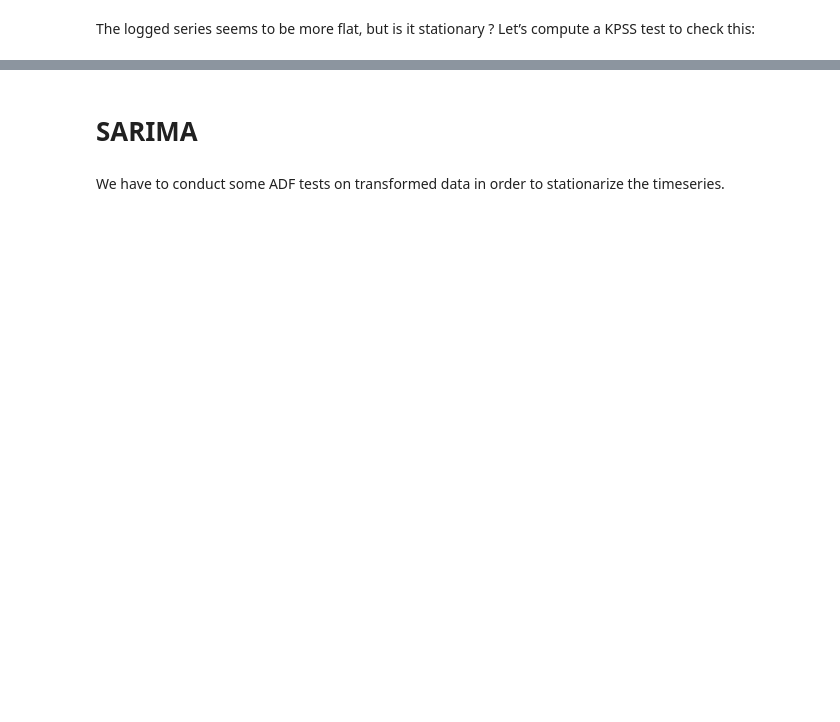
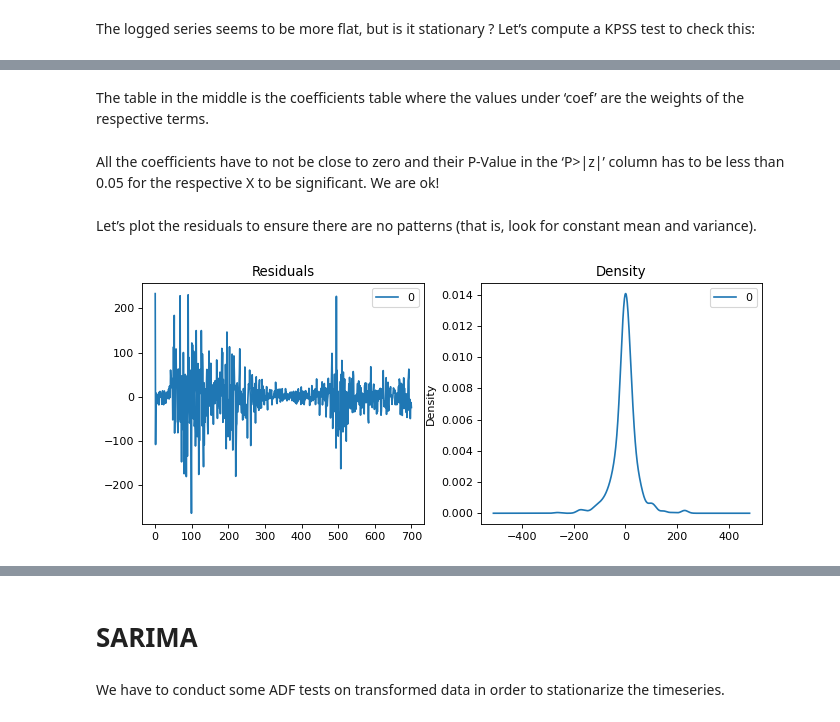
Before and after one commit to virtualmartire/lombacovid, a Jupyter notebook: ML/arima.ipynb, the cells around one changed output, grey strips where cells are left out. Cells and saved outputs as stored; diff of their text form; code cells hidden in the pictures; blank space fills up the shorter version.

```diff
--- a/ML/arima.ipynb
+++ b/ML/arima.ipynb
@@ -194,0 +150,4 @@ ax = plot_predict(result, start=len(fitted_timeseries.values)-pred_len, end=len(
+# %%
+model = ARIMA(timeseries, order=(14,2,2))
+model_fit = model.fit()
+print(model_fit.summary())
@@ -194,0 +172,16 @@ ax = plot_predict(result, start=len(fitted_timeseries.values)-pred_len, end=len(
+# %% [markdown]
+The table in the middle is the coefficients table where the values under ‘coef’ are the weights of the respective terms.
+# %% [markdown]
+All the coefficients have to not be close to zero and their P-Value in the ‘P>|z|’ column has to be less than 0.05 for the respective X to be significant. We are ok!
+# %% [markdown]
+Let’s plot the residuals to ensure there are no patterns (that is, look for constant mean and variance).
+# %%
+residuals = pd.DataFrame(model_fit.resid)
+
+plt.rcParams.update({'figure.figsize':(10,4), 'figure.dpi':80})
+fig, ax = plt.subplots(1,2)
+residuals.plot(title="Residuals", ax=ax[0])
+residuals.plot(kind='kde', title='Density', ax=ax[1])
+plt.show()
+# %% [output]
+[figure, added]
```
Also changed, not shown: parts of 49 cells of this notebook.
